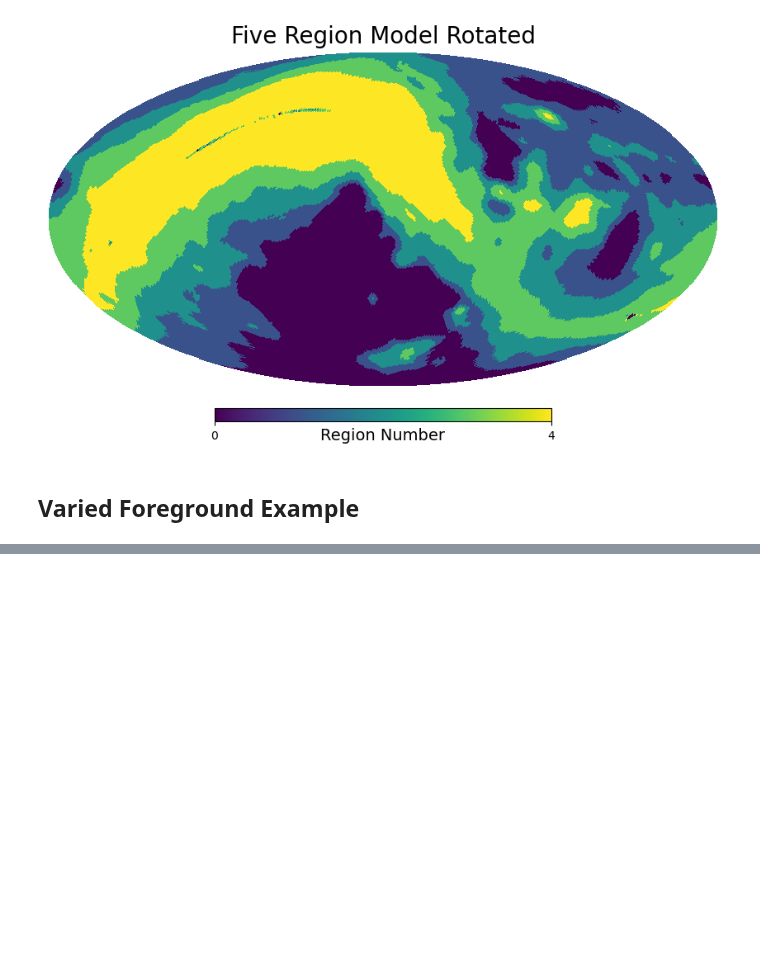
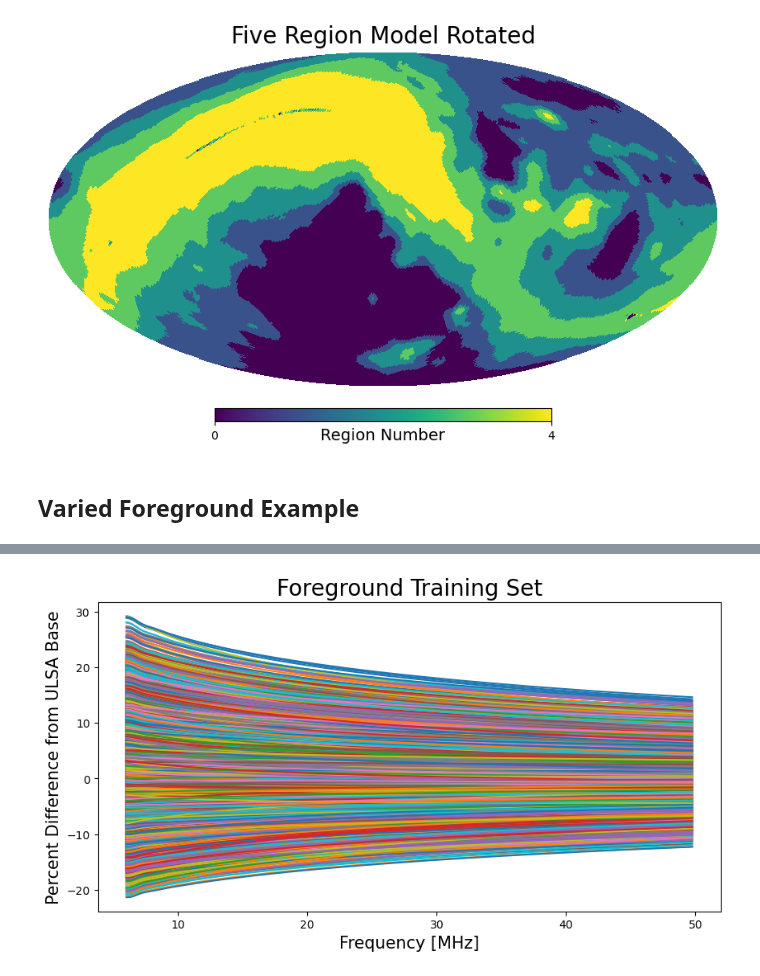
Before and after one commit to daba9359/LuCEE-Night_Simulation, a Jupyter notebook: Comps_Figures.ipynb, the cells around one changed output, grey strips where cells are left out. Saved outputs shown, nothing was run; the diff lists cells and outputs as text; code cells hidden in the pictures; blank space fills up the shorter version.

```diff
--- a/Comps_Figures.ipynb
+++ b/Comps_Figures.ipynb
@@ -468,0 +578,92 @@ hp.mollview(copy_rotated_ULSA[7])
+# %%
+
+## Creates a training set with varied foreground and beams:
+
+# custom_parameter_range = np.array([[1,2],[3.3,3.5],[4.2,4.7]])
+custom_parameter_range = np.array([[1,1],[3.4,3.4],[4.6,4.6]])  # For making a random foreground
+parameter_variation = [0.05,0.025,0.05]                           # For making a random foreground
+rms_mean = 0.05
+rms_std = 0.009
+## Interpolate the varied beams to match the rest of the data
+varied_regolith_training_set = np.zeros((len(varied_regolith_training_set_raw),len(frequencies)))
+for n in range(len(varied_regolith_training_set_raw)):
+    beam_regolith_interp = scipy.interpolate.CubicSpline(range(1,51),varied_regolith_training_set_raw[n,0,:])
+    varied_regolith_training_set[n] = beam_regolith_interp(frequencies)
+Nb = 2 # number of beams in the beam training set
+exp_test=py21cmsig.expanded_training_set_no_t(varied_regolith_training_set,varied_regolith_training_set_raw_params,Nb,\
+                               custom_parameter_range,show_parameter_ranges=True)
+n_regions = 5
+reference_frequency = 25
+sky_map = foreground_array_minCMB[0]
+BTS_curves = exp_test[0]
+BTS_params = exp_test[1]
+beam_sky_training_set = beams[:,5:,:]
+beam_sky_training_set_params = varied_regolith_training_set_raw_params
+raw_beam_weighted_sky_maps = raw_sky_maps
+N = 10000
+# parameter_variation = [0.05,0.025,0.05]
+determine_parameter_range = True
+new_FG_parameter_mean = None
+foreground_run_set = py21cmsig.synchrotron_foreground_forsigex(n_regions,frequencies,reference_frequency,sky_map,BTS_curves,BTS_params,\
+                                    beam_sky_training_set,beam_sky_training_set_params,N,parameter_variation,B_value_functions,\
+                                        define_parameter_mean=False,parameter_mean=new_FG_parameter_mean)
+rms_values = py21cmsig.narrowed_training_set(simulation_test_beam[0],rms_mean,rms_std,foreground_run[3],foreground_run[4])[2]
+new_parameter_mean = np.zeros((n_regions,3))
+fg_range_array = np.zeros((n_regions,6))
+foreground_parameter_variation = np.array(parameter_variation)
+for r in range(n_regions):
+    new_parameter_mean[r] = foreground_run[0].flatten()[3*r:3*(r+1)]
+    # populates an array that displays the range of values the the foreground parameters. Useful to see how well the annealing is doing
+    fg_range_array[r][0] = new_parameter_mean[r][0] - new_parameter_mean[r][0]*foreground_parameter_variation[0]
+    fg_range_array[r][1] = new_parameter_mean[r][0] + new_parameter_mean[r][0]*foreground_parameter_variation[0]
+    fg_range_array[r][2] = new_parameter_mean[r][1] - new_parameter_mean[r][1]*foreground_parameter_variation[1]
+    fg_range_array[r][3] = new_parameter_mean[r][1] + new_parameter_mean[r][1]*foreground_parameter_variation[1]
+    fg_range_array[r][4] = new_parameter_mean[r][2] - new_parameter_mean[r][2]*foreground_parameter_variation[2]
+    fg_range_array[r][5] = new_parameter_mean[r][2] + new_parameter_mean[r][2]*foreground_parameter_variation[2]
+
+
+print(fg_range_array)
+
+## This portion creates the foreground training set
+NSIDE = 32
+NPIX = hp.nside2npix(NSIDE)
+
+best_foreground_model_rotated_32 = py21cmsig.make_foreground_model(np.arange(5,51),5,foreground_array_minCMB[0],25,1,1,ev_num=10,scale=0.2, \
+                                         show_region_map=False,absorption_region=False)
+region_indices_rotated_32 = best_foreground_model_rotated_32[10]
+# Let's weight each region correctly:
+masked_indices = np.where(beams[0][-1] <= 0)[0]
+masked_region_indices = {}
+for r in region_indices_rotated_32:  # Creates list of indices per region that exist within the beam
+    ones_array = np.ones(NPIX)
+    ones_array[masked_indices] = 0
+    zeros_array = np.zeros(NPIX)
+    zeros_array[region_indices_rotated_32[r]] = 1
+    masked_region_indices[r] = np.where(ones_array*zeros_array == 1)
+
+region_1_weight = masked_region_indices[0][0].shape[0]/(NPIX/2)
+region_2_weight = masked_region_indices[1][0].shape[0]/(NPIX/2)
+region_3_weight = masked_region_indices[2][0].shape[0]/(NPIX/2)
+region_4_weight = masked_region_indices[3][0].shape[0]/(NPIX/2)
+region_5_weight = masked_region_indices[4][0].shape[0]/(NPIX/2)
+region_weights = np.array((region_1_weight,region_2_weight,region_3_weight,region_4_weight,region_5_weight))
+region_weights
+
+foreground_training_set = np.zeros((N,len(frequencies)))
+for n in range(N):
+    new_T = 0
+    for r in range(5):
+        new_T += foreground_run_set[5][n][r]*region_weights[r]
+    foreground_training_set[n] = perfect_signal + new_T
+
+# Displays a training set of ONLY the foregrounds. No beam weights.
+
+plt.figure(figsize=(10, 5))
+
+for n in range(10000):
+    plt.plot(frequencies, (foreground_training_set[n]-perfect_signal)/perfect_signal*100)
+plt.title("Foreground Training Set",fontsize=20)
+plt.xlabel("Frequency [MHz]",fontsize="15")
+plt.ylabel("Percent Difference from ULSA Base",fontsize="15")
+# plt.savefig(save_path+"Foreground_Training_Set")
+# %% [output]
@@ -468,0 +685 @@ hp.mollview(copy_rotated_ULSA[7])
+[figure, added]
```
Also changed, not shown: parts of 55 cells of this notebook.
